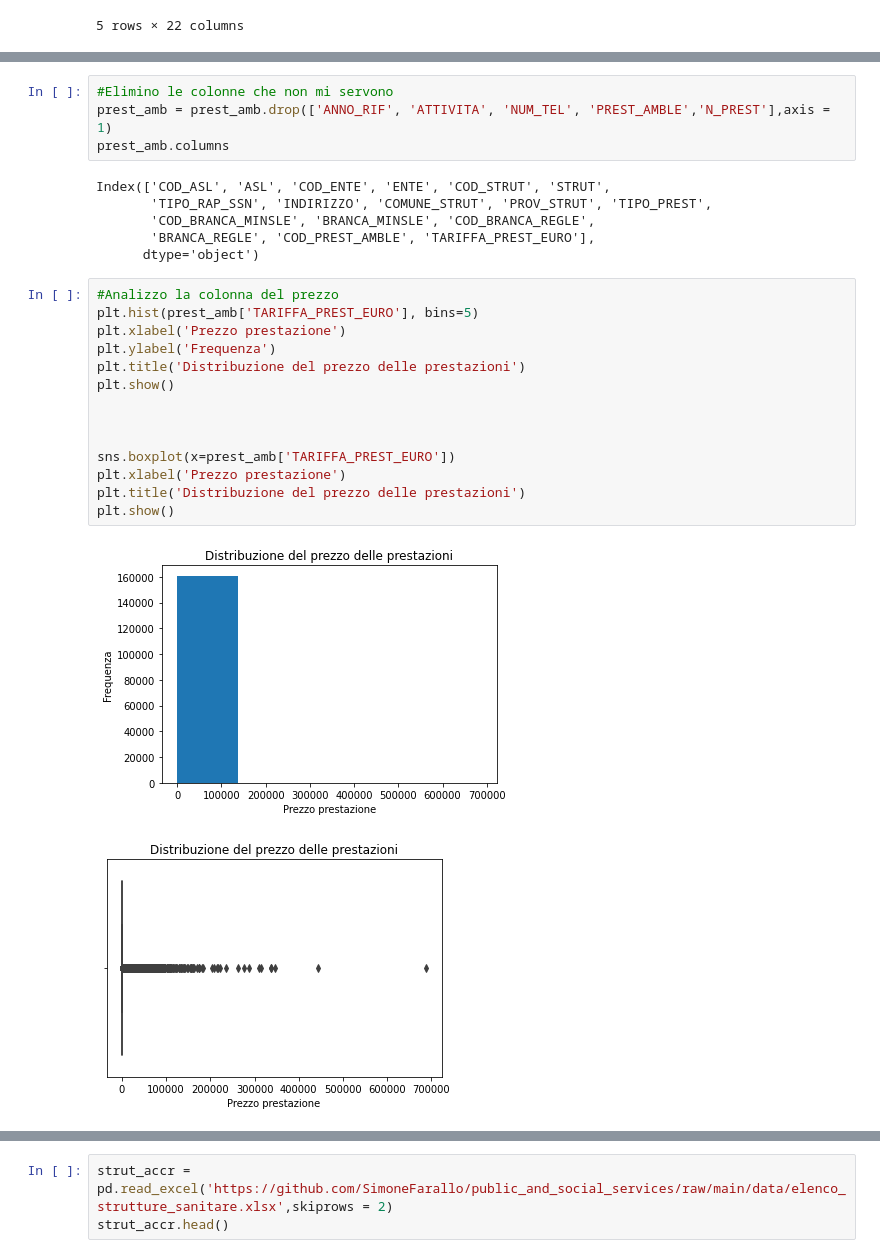
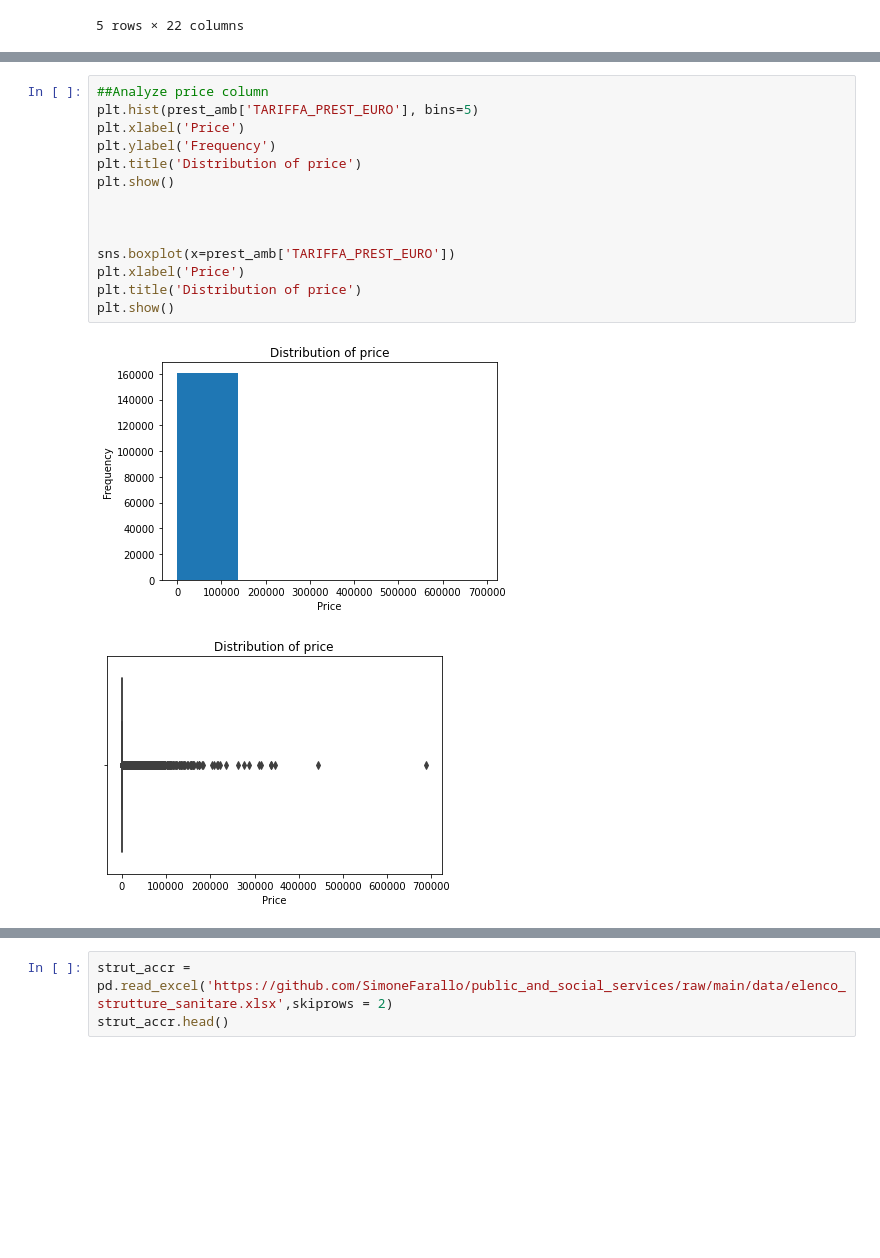
Before and after one commit to SimoneFarallo/Project_public_and_social_services, a Jupyter notebook: EDA_domains.ipynb, the cells around one changed output, grey strips where cells are left out. Saved outputs shown, nothing was run; the diff lists cells and outputs as text; blank space fills up the shorter version.

```diff
--- a/EDA_domains.ipynb
+++ b/EDA_domains.ipynb
@@ -100,27 +99,17 @@ contatore(prest_amb)
-# %%
-#Elimino le colonne che non mi servono
-prest_amb = prest_amb.drop(['ANNO_RIF', 'ATTIVITA', 'NUM_TEL', 'PREST_AMBLE','N_PREST'],axis = 1)
-prest_amb.columns
-# %% [output]
-Index(['COD_ASL', 'ASL', 'COD_ENTE', 'ENTE', 'COD_STRUT', 'STRUT',
-       'TIPO_RAP_SSN', 'INDIRIZZO', 'COMUNE_STRUT', 'PROV_STRUT', 'TIPO_PREST',
-       'COD_BRANCA_MINSLE', 'BRANCA_MINSLE', 'COD_BRANCA_REGLE',
-       'BRANCA_REGLE', 'COD_PREST_AMBLE', 'TARIFFA_PREST_EURO'],
-      dtype='object')
 # %%
-#Analizzo la colonna del prezzo
+##Analyze price column
 plt.hist(prest_amb['TARIFFA_PREST_EURO'], bins=5)
-plt.xlabel('Prezzo prestazione')
-plt.ylabel('Frequenza')
-plt.title('Distribuzione del prezzo delle prestazioni')
+plt.xlabel('Price')
+plt.ylabel('Frequency')
+plt.title('Distribution of price')
 plt.show()
 
 
 
 sns.boxplot(x=prest_amb['TARIFFA_PREST_EURO'])
-plt.xlabel('Prezzo prestazione')
-plt.title('Distribuzione del prezzo delle prestazioni')
+plt.xlabel('Price')
+plt.title('Distribution of price')
 plt.show()
 # %% [output]
-[figure, old version]
+[figure, new version]
-[figure, old version]
+[figure, new version]
```
Also changed, not shown: parts of 47 cells of this notebook, 3 other files.
